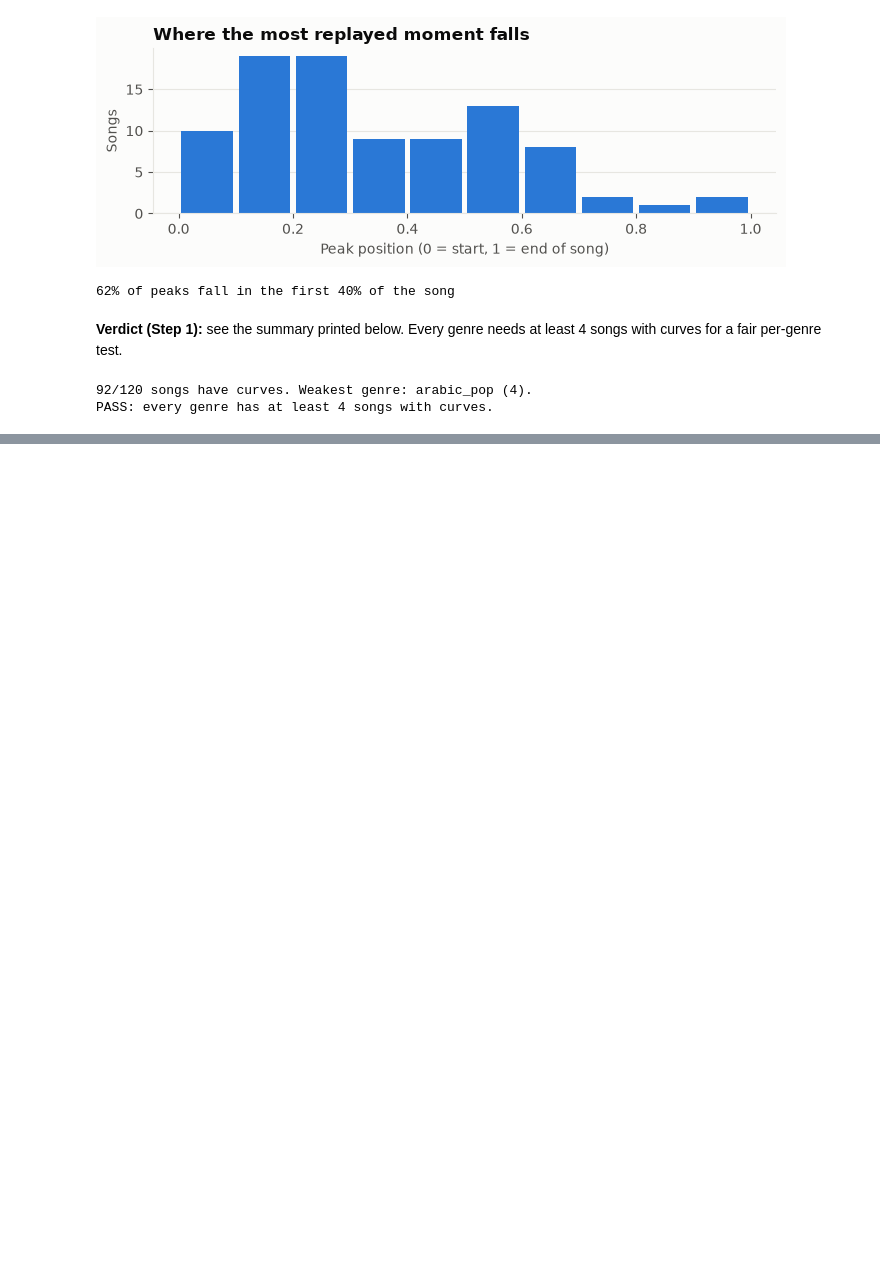
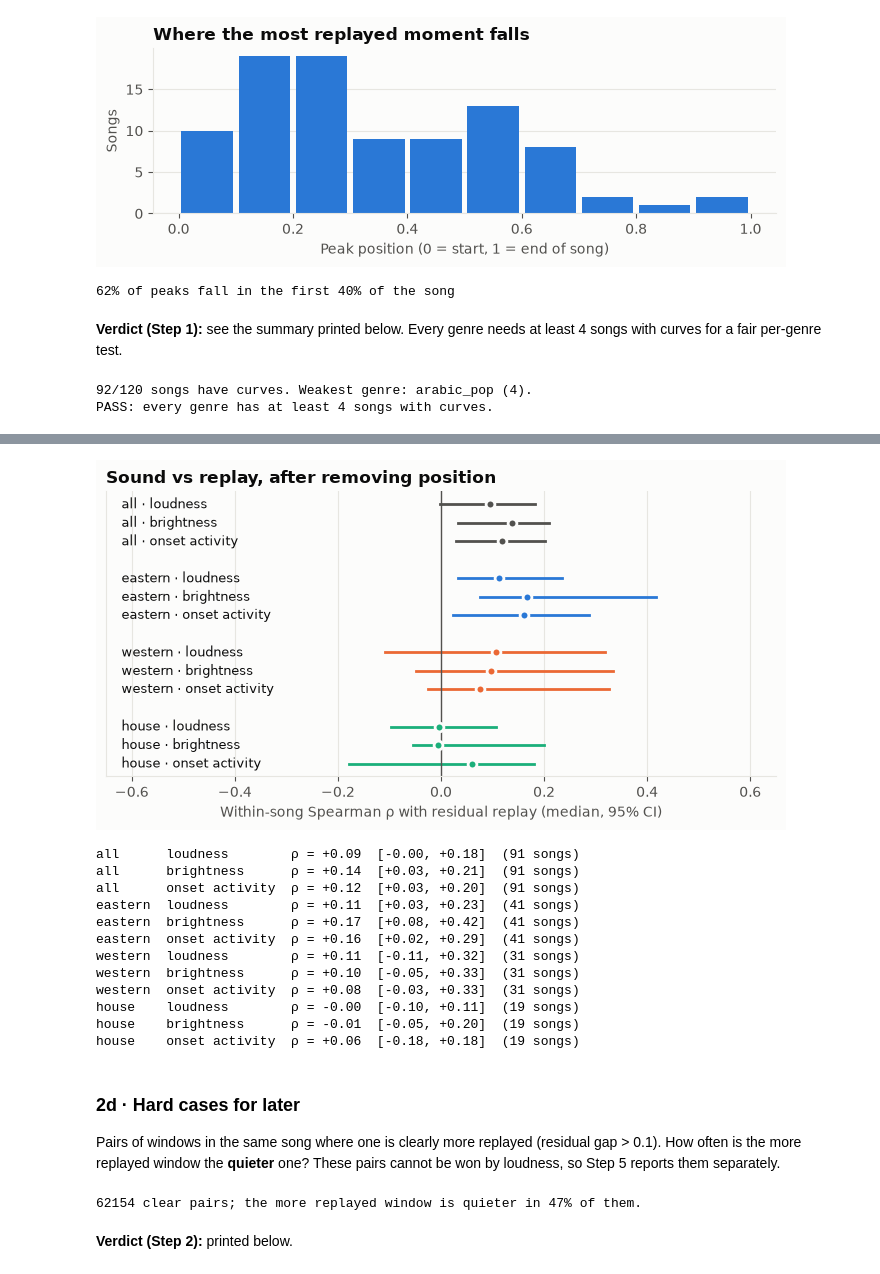
Before and after one commit to wahajaslm/audionome, a Jupyter notebook: notebooks/02_base_model.ipynb, the cells around one changed output, grey strips where cells are left out. Drawn from its saved outputs; the diff is of its cells as text; code cells hidden in the pictures; blank space fills up the shorter version.

```diff
--- a/notebooks/02_base_model.ipynb
+++ b/notebooks/02_base_model.ipynb
@@ -133,0 +215,72 @@ Needs the DSP + CLAP features, which are being computed.
+# %%
+rng = np.random.default_rng(0)
+FEATURES = ['loudness', 'brightness', 'onset activity']
+
+def song_rhos(feature, region=None):
+    out = []
+    for v, t in targets.items():
+        if region and song_of[v].region != region:
+            continue
+        r = spearmanr(feats[v][feature], prior_all.residual(t)).statistic
+        if not np.isnan(r):
+            out.append(r)
+    return np.array(out)
+
+def median_ci(values):
+    boots = [np.median(rng.choice(values, len(values))) for _ in range(2000)]
+    return np.median(values), *np.percentile(boots, [2.5, 97.5])
+
+rows = []
+fig, ax = plt.subplots(figsize=(7, 3.8))
+groups = ['all', 'eastern', 'western', 'house']
+for gi, group in enumerate(groups):
+    for fi, feature in enumerate(FEATURES):
+        rhos = song_rhos(feature, None if group == 'all' else group)
+        m, lo, hi = median_ci(rhos)
+        rows.append((group, feature, m, lo, hi, len(rhos)))
+        y = gi * (len(FEATURES) + 1) + fi
+        color = '#52514e' if group == 'all' else REGION_COLOR[group]
+        ax.plot([lo, hi], [y, y], color=color, lw=2)
+        ax.scatter([m], [y], color=color, s=40, edgecolor='#fcfcfb', lw=2, zorder=3)
+        ax.text(-0.62, y, f'{group} · {feature}', va='center', ha='left', fontsize=9, color=INK)
+ax.axvline(0, color=MUTED, lw=1)
+ax.set_xlim(-0.65, 0.65); ax.set_yticks([]); ax.invert_yaxis()
+ax.set_xlabel('Within-song Spearman ρ with residual replay (median, 95% CI)')
+ax.set_title('Sound vs replay, after removing position', loc='left', fontweight='bold')
+ax.grid(axis='x', color=GRID); ax.set_axisbelow(True)
+plt.tight_layout(); plt.show()
+for g, f, m, lo, hi, n in rows:
+    print(f'{g:<8} {f:<15} ρ = {m:+.2f}  [{lo:+.2f}, {hi:+.2f}]  ({n} songs)')
+# %% [output]
+[figure, added]
+all      loudness        ρ = +0.09  [-0.00, +0.18]  (91 songs)
+all      brightness      ρ = +0.14  [+0.03, +0.21]  (91 songs)
+all      onset activity  ρ = +0.12  [+0.03, +0.20]  (91 songs)
+eastern  loudness        ρ = +0.11  [+0.03, +0.23]  (41 songs)
+eastern  brightness      ρ = +0.17  [+0.08, +0.42]  (41 songs)
+eastern  onset activity  ρ = +0.16  [+0.02, +0.29]  (41 songs)
+western  loudness        ρ = +0.11  [-0.11, +0.32]  (31 songs)
+western  brightness      ρ = +0.10  [-0.05, +0.33]  (31 songs)
+western  onset activity  ρ = +0.08  [-0.03, +0.33]  (31 songs)
+house    loudness        ρ = -0.00  [-0.10, +0.11]  (19 songs)
+house    brightness      ρ = -0.01  [-0.05, +0.20]  (19 songs)
+house    onset activity  ρ = +0.06  [-0.18, +0.18]  (19 songs)
+# %% [markdown]
+### 2d · Hard cases for later
+
+Pairs of windows in the same song where one is clearly more replayed (residual gap > 0.1).
+How often is the more replayed window the **quieter** one? These pairs cannot be won by loudness, so Step 5 reports them separately.
+# %%
+quieter = total = 0
+for v, t in targets.items():
+    res, loud = prior_all.residual(t), feats[v]['loudness']
+    i, j = np.triu_indices(len(res), 1)
+    gap = res[i] - res[j]
+    keep = np.abs(gap) > 0.1
+    more, less = np.where(gap[keep] > 0, i[keep], j[keep]), np.where(gap[keep] > 0, j[keep], i[keep])
+    quieter += int(np.sum(loud[more] < loud[less])); total += int(keep.sum())
+print(f'{total} clear pairs; the more replayed window is quieter in {quieter / total:.0%} of them.')
+# %% [output]
+62154 clear pairs; the more replayed window is quieter in 47% of them.
+# %% [markdown]
+**Verdict (Step 2):** printed below.
```
Also changed, not shown: parts of 11 cells of this notebook, 3 other files.
